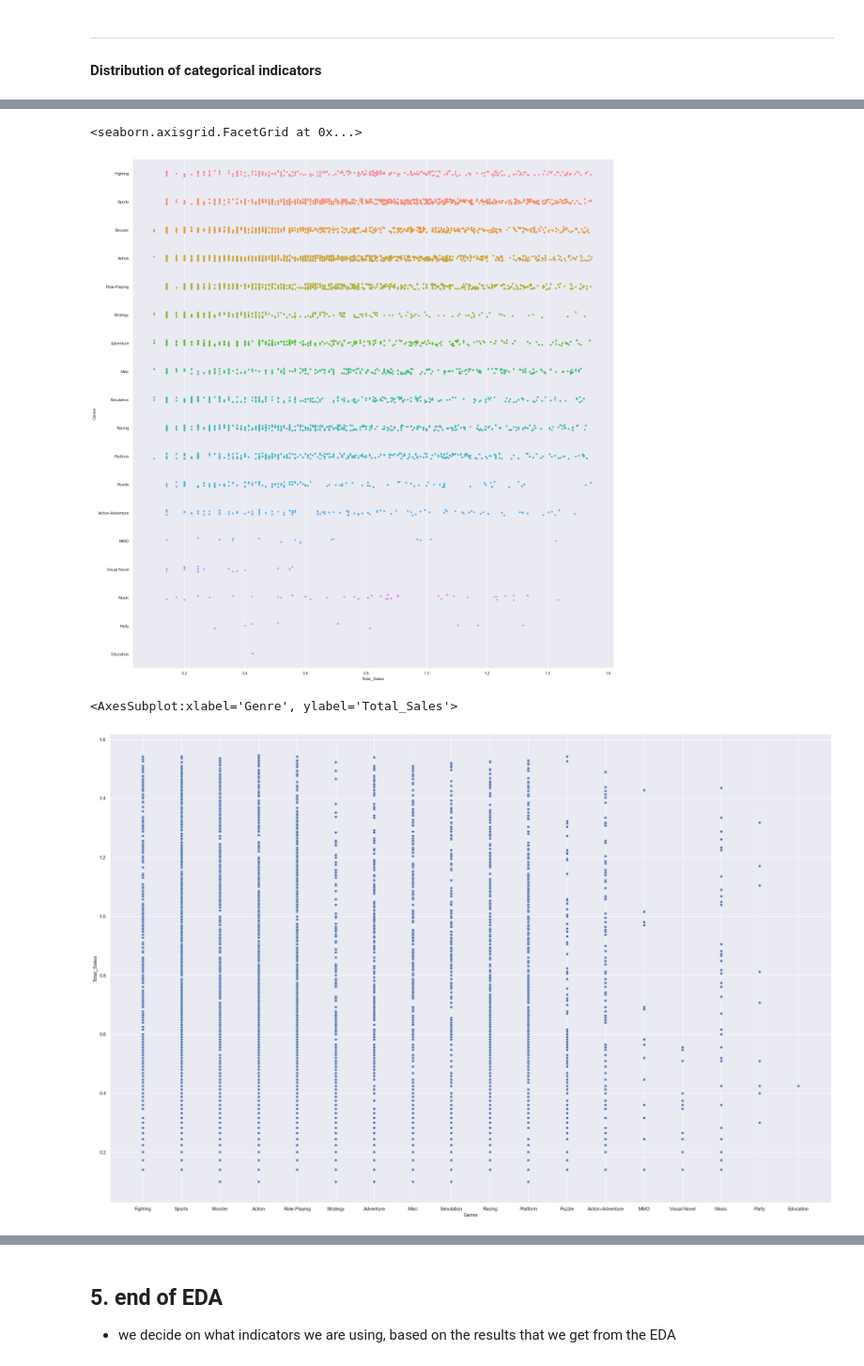
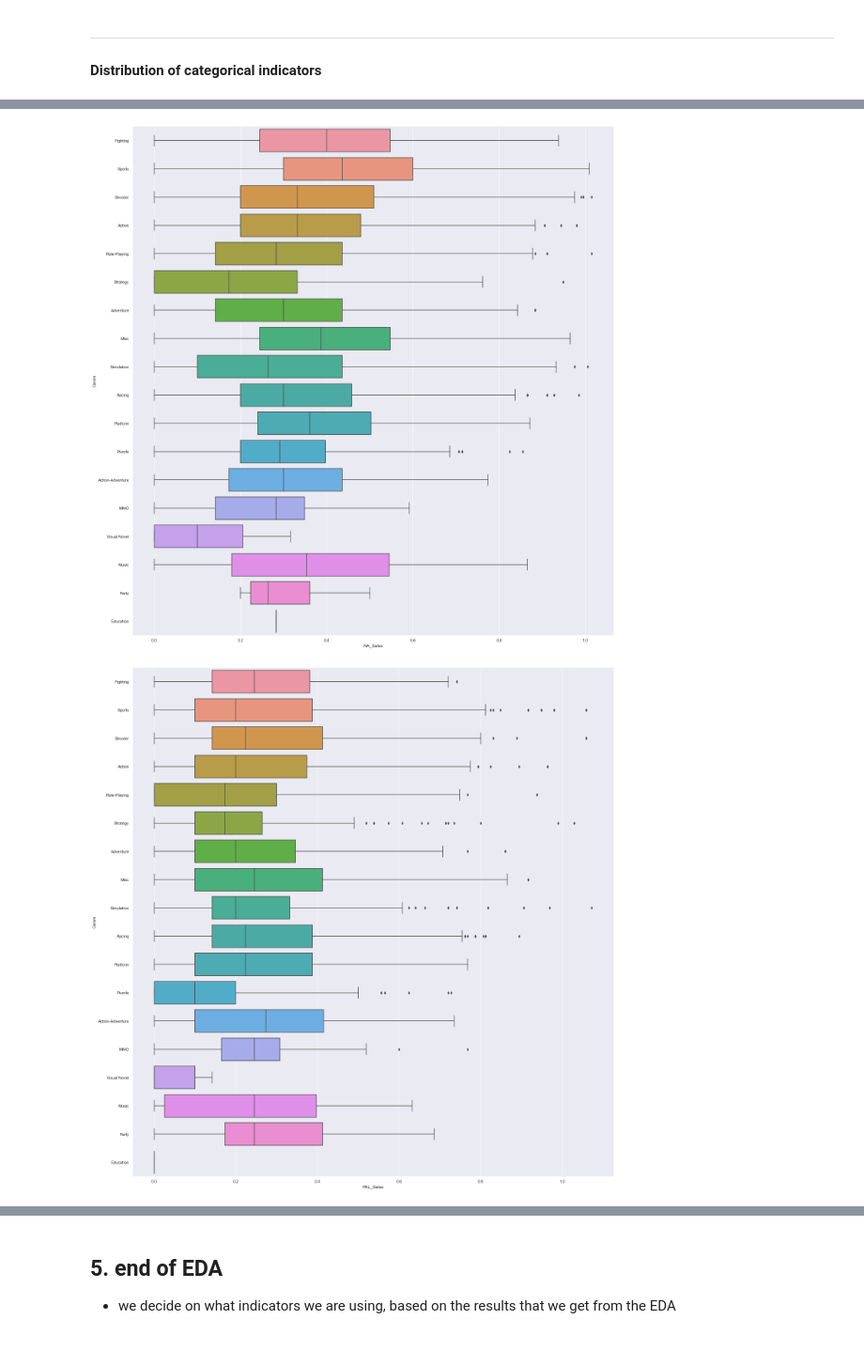
Before and after one commit to Adren98/GAME-SALES-AND-RATINGS-1015-SC3, a Jupyter notebook: EDA/EDA.ipynb, the cells around one changed output, grey strips where cells are left out. Shown at 94% size. Cells and saved outputs as stored; diff of their text form; code cells hidden in the pictures.

```diff
--- a/EDA/EDA.ipynb
+++ b/EDA/EDA.ipynb
@@ -612,16 +553,13 @@ Education             1
 Name: Genre, dtype: int64
 <seaborn.axisgrid.FacetGrid at 0x...>
 [figure]
-# %%
-# f = plt.figure(figsize=(30,20))
-sb.catplot(x="Total_Sales", y="Genre", data=data, height = 20)
-# %% [output]
-<seaborn.axisgrid.FacetGrid at 0x...>
-[figure, removed]
-# %%
-# scatter plot of each genre against Total_Sales
-f = plt.figure(figsize=(30,20))
-sb.scatterplot(x = tempdata["Genre"], y = data["Total_Sales"])
-# %% [output]
-<AxesSubplot:xlabel='Genre', ylabel='Total_Sales'>
-[figure, removed]
+# %%
+tempsales = data[["NA_Sales", "PAL_Sales","JP_Sales", "Other_Sales", "Global_Sales"]]
+for var in tempsales:
+    sb.catplot(x = var, y = "Genre", kind = "box", data=data, height = 20)
+
+# release to save memory
+del(tempsales)
+# %% [output]
+[figure, added]
+[figure, added]
```
Also changed, not shown: parts of 40 cells of this notebook, 1 other file.
